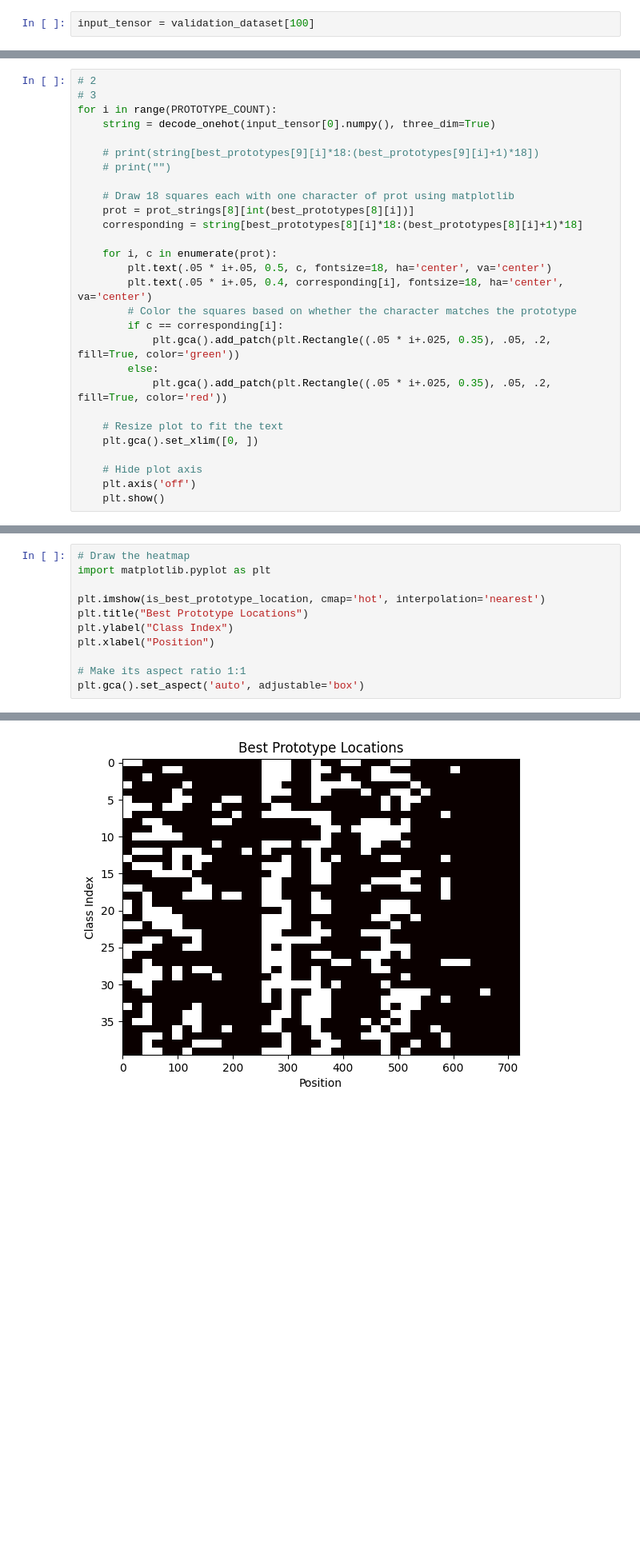
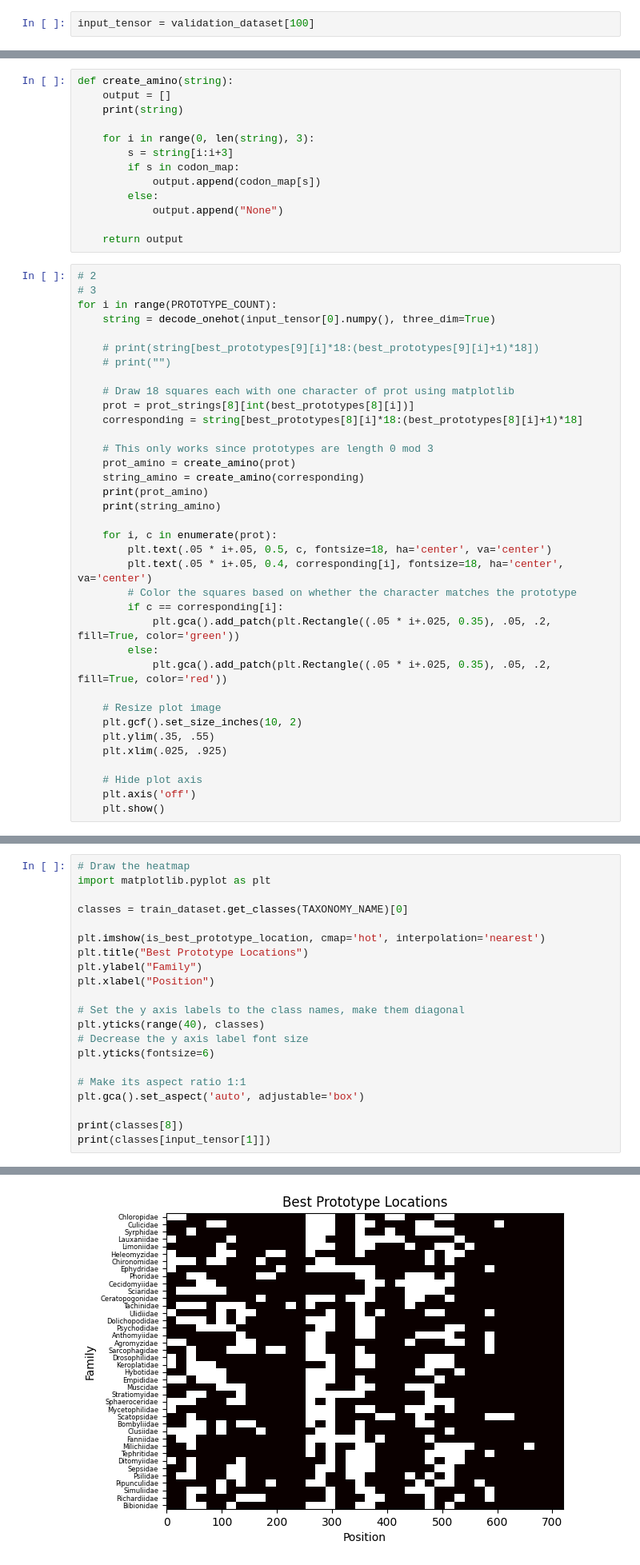
Before and after one commit to Xushu-Wang/MultiModalProtoPNet, a Jupyter notebook: visualize.ipynb, the cells around one changed output, grey strips where cells are left out. Shown at 80% size. Drawn from its saved outputs; the diff is of its cells as text; blank space fills up the shorter version.

```diff
--- a/visualize.ipynb
+++ b/visualize.ipynb
@@ -159,3 +193,16 @@ No prototype tensor found for class index 36
+# %%
+def create_amino(string):
+    output = []
+    print(string)
+
+    for i in range(0, len(string), 3):
+        s = string[i:i+3]
+        if s in codon_map:
+            output.append(codon_map[s])
+        else:
+            output.append("None")
+
+    return output
 # %%
 # 2
 # 3
@@ -169,6 +216,12 @@ for i in range(PROTOTYPE_COUNT):
     prot = prot_strings[8][int(best_prototypes[8][i])]
     corresponding = string[best_prototypes[8][i]*18:(best_prototypes[8][i]+1)*18]
 
+    # This only works since prototypes are length 0 mod 3
+    prot_amino = create_amino(prot)
+    string_amino = create_amino(corresponding)
+    print(prot_amino)
+    print(string_amino)
+
     for i, c in enumerate(prot):
         plt.text(.05 * i+.05, 0.5, c, fontsize=18, ha='center', va='center')
         plt.text(.05 * i+.05, 0.4, corresponding[i], fontsize=18, ha='center', va='center')
@@ -178,8 +231,10 @@ for i in range(PROTOTYPE_COUNT):
         else:
             plt.gca().add_patch(plt.Rectangle((.05 * i+.025, 0.35), .05, .2, fill=True, color='red'))
 
-    # Resize plot to fit the text
-    plt.gca().set_xlim([0, ])
+    # Resize plot image
+    plt.gcf().set_size_inches(10, 2)
+    plt.ylim(.35, .55)
+    plt.xlim(.025, .925)
 
     # Hide plot axis
     plt.axis('off')
@@ -208,11 +284,21 @@ for i in range(40):
 # Draw the heatmap
 import matplotlib.pyplot as plt
 
+classes = train_dataset.get_classes(TAXONOMY_NAME)[0]
+
 plt.imshow(is_best_prototype_location, cmap='hot', interpolation='nearest')
 plt.title("Best Prototype Locations")
-plt.ylabel("Class Index")
+plt.ylabel("Family")
 plt.xlabel("Position")
+
+# Set the y axis labels to the class names, make them diagonal
+plt.yticks(range(40), classes)
+# Decrease the y axis label font size
+plt.yticks(fontsize=6)
 
 # Make its aspect ratio 1:1
 plt.gca().set_aspect('auto', adjustable='box')
+
+print(classes[8])
+print(classes[input_tensor[1]])
 # %% [output]
@@ -219 +307 @@ plt.gca().set_aspect('auto', adjustable='box')
-[figure, old version]
+[figure, new version]
```
Also changed, not shown: parts of 8 cells of this notebook, 3 other files.
